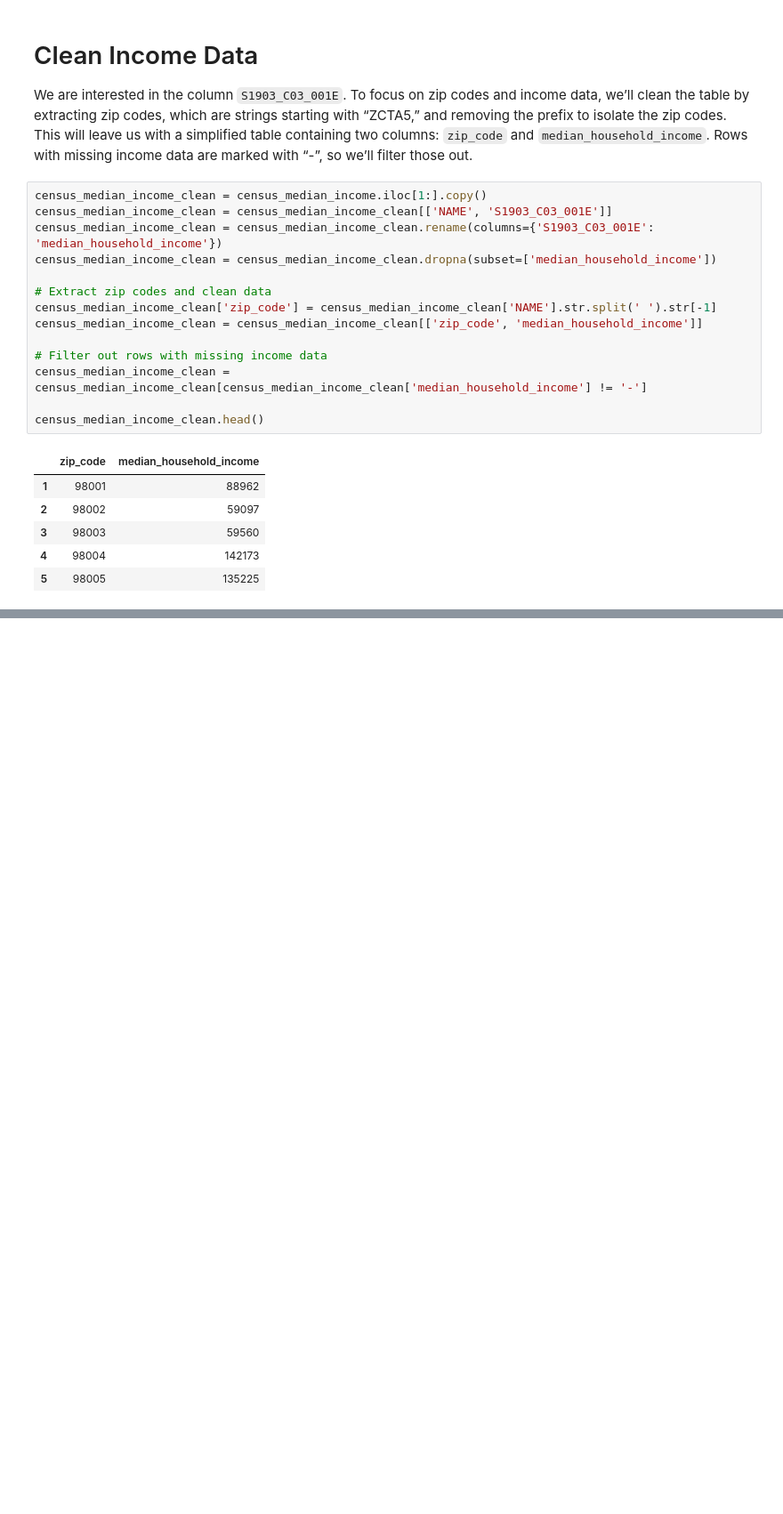
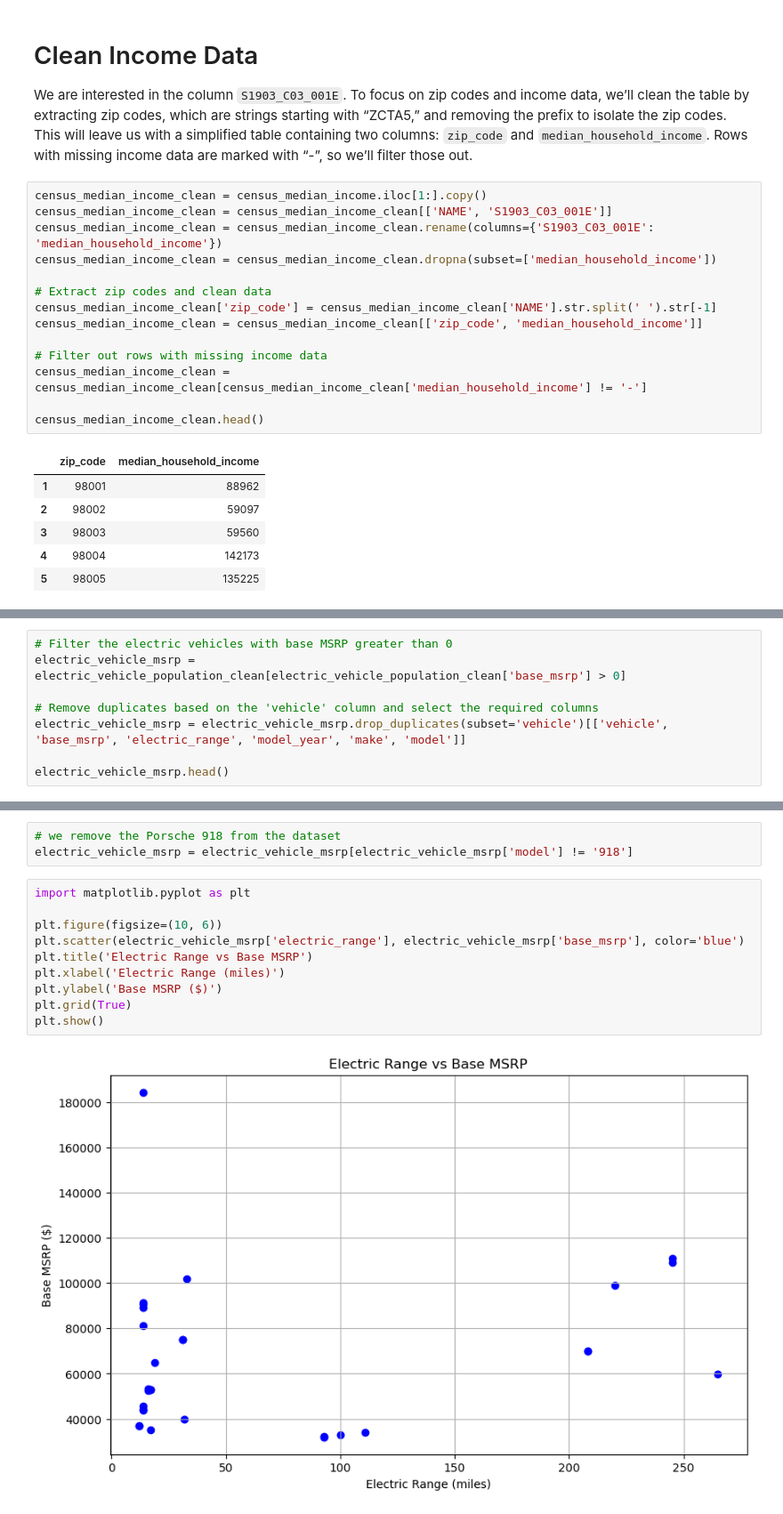
Before and after one commit to faufreiter/dds_ev_analysis, a Jupyter notebook: analysis.ipynb, the cells around one changed output, grey strips where cells are left out. Shown at 89% size. Drawn from its saved outputs; the diff is of its cells as text; blank space fills up the shorter version.

Commit message:
price, range, units sold analysis.

```diff
--- a/analysis.ipynb
+++ b/analysis.ipynb
@@ -52,0 +57,8 @@ census_median_income_clean.head()
+# %%
+# Filter the electric vehicles with base MSRP greater than 0
+electric_vehicle_msrp = electric_vehicle_population_clean[electric_vehicle_population_clean['base_msrp'] > 0]
+
+# Remove duplicates based on the 'vehicle' column and select the required columns
+electric_vehicle_msrp = electric_vehicle_msrp.drop_duplicates(subset='vehicle')[['vehicle', 'base_msrp', 'electric_range', 'model_year', 'make', 'model']]
+
+electric_vehicle_msrp.head()
@@ -52,0 +88,15 @@ census_median_income_clean.head()
+# %%
+# we remove the Porsche 918 from the dataset
+electric_vehicle_msrp = electric_vehicle_msrp[electric_vehicle_msrp['model'] != '918']
+# %%
+import matplotlib.pyplot as plt
+
+plt.figure(figsize=(10, 6))
+plt.scatter(electric_vehicle_msrp['electric_range'], electric_vehicle_msrp['base_msrp'], color='blue')
+plt.title('Electric Range vs Base MSRP')
+plt.xlabel('Electric Range (miles)')
+plt.ylabel('Base MSRP ($)')
+plt.grid(True)
+plt.show()
+# %% [output]
+[figure, added]
```
Also changed, not shown: parts of 10 cells of this notebook.
